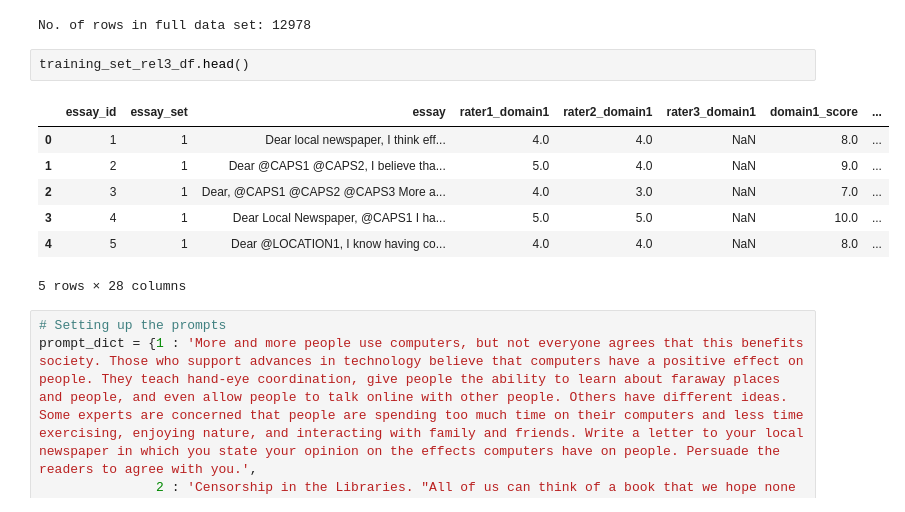
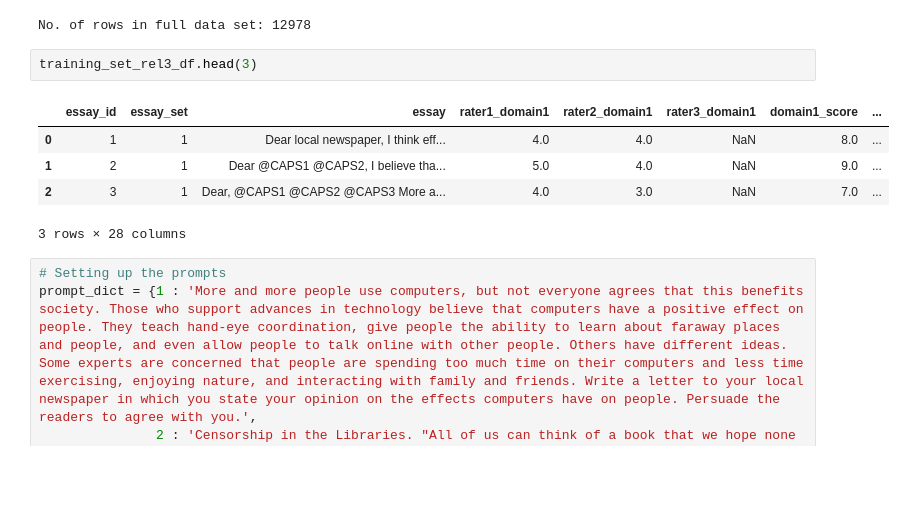
Before and after one commit to kuangweihuang/MIDS_w266_final_project_essay_scoring, a Jupyter notebook: essay_scoring.ipynb, the cells around one changed output. Drawn from its saved outputs; the diff is of its cells as text; blank space fills up the shorter version.

```diff
--- a/essay_scoring.ipynb
+++ b/essay_scoring.ipynb
@@ -64,15 +74,13 @@ print("No. of rows in full data set:", len(training_set_rel3_df))
 # %% [output]
 No. of rows in full data set: 12978
 # %%
-training_set_rel3_df.head()
+training_set_rel3_df.head(3)
 # %% [output]
 |  | essay_id | essay_set | essay | rater1_domain1 | rater2_domain1 | rater3_domain1 | domain1_score | ... |
 | 0 | 1 | 1 | Dear local newspaper, I think eff... | 4.0 | 4.0 | NaN | 8.0 | ... |
 | 1 | 2 | 1 | Dear @CAPS1 @CAPS2, I believe tha... | 5.0 | 4.0 | NaN | 9.0 | ... |
 | 2 | 3 | 1 | Dear, @CAPS1 @CAPS2 @CAPS3 More a... | 4.0 | 3.0 | NaN | 7.0 | ... |
-| 3 | 4 | 1 | Dear Local Newspaper, @CAPS1 I ha... | 5.0 | 5.0 | NaN | 10.0 | ... |
-| 4 | 5 | 1 | Dear @LOCATION1, I know having co... | 4.0 | 4.0 | NaN | 8.0 | ... |
-5 rows × 28 columns
+3 rows × 28 columns
 # %%
 # Setting up the prompts
 prompt_dict = {1 : 'More and more people use computers, but not everyone agrees that this benefits society. Those who support advances in technology believe that computers have a positive effect on people. They teach hand-eye coordination, give people the ability to learn about faraway places and people, and even allow people to talk online with other people. Others have different ideas. Some experts are concerned that people are spending too much time on their computers and less time exercising, enjoying nature, and interacting with family and friends. Write a letter to your local newspaper in which you state your opinion on the effects computers have on people. Persuade the readers to agree with you.',
```
Also changed, not shown: parts of 23 cells of this notebook.
